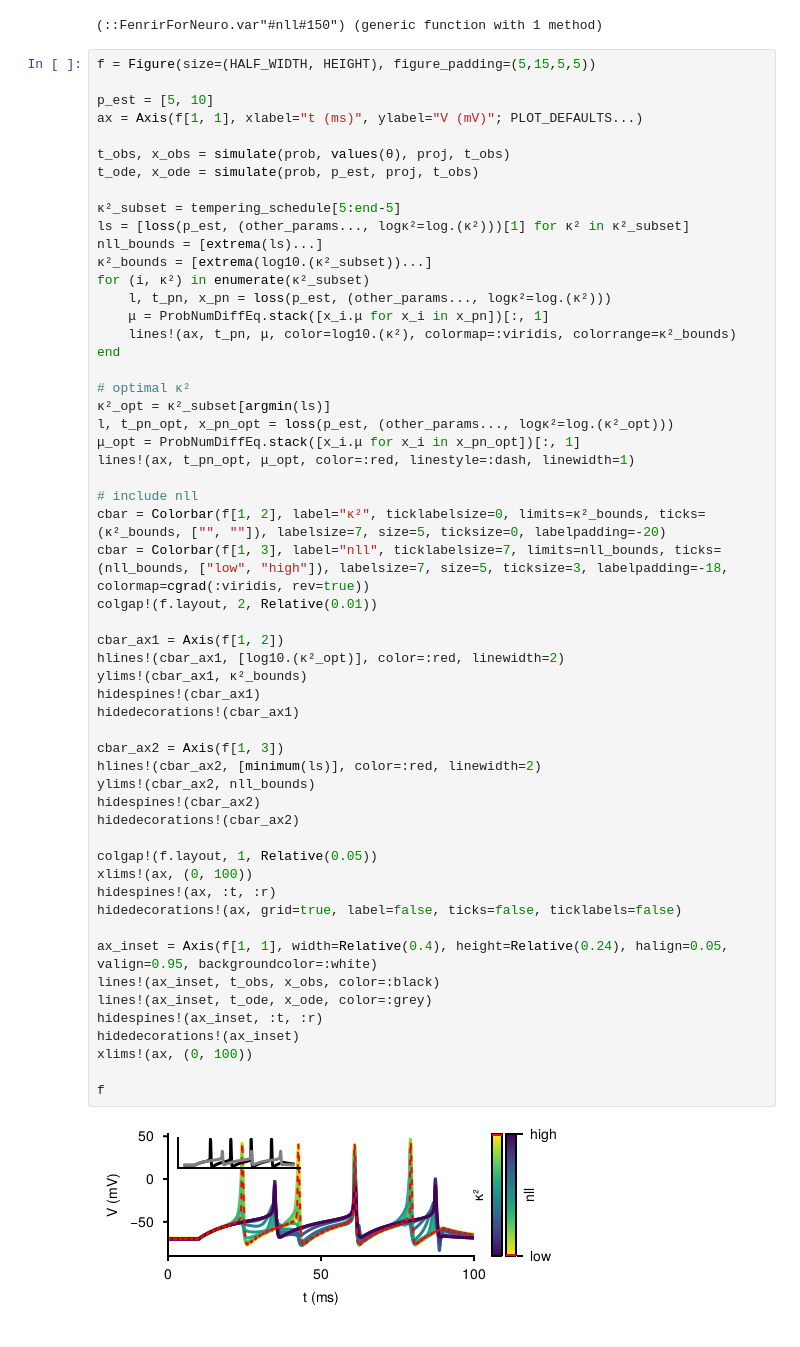
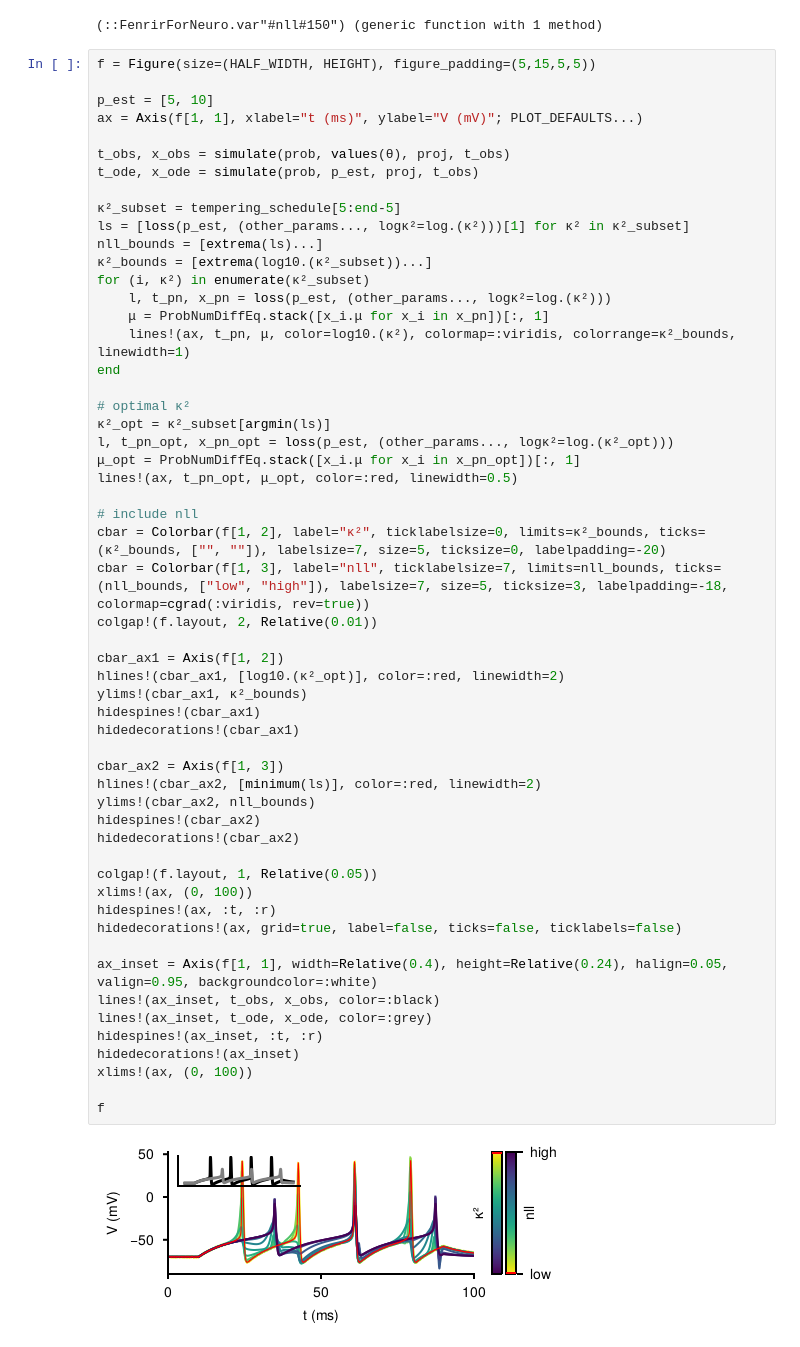
Before and after one commit to berenslab/DiffusionTempering, a Jupyter notebook: notebooks/figure2.ipynb, the cells around one changed output. Saved outputs shown, nothing was run; the diff lists cells and outputs as text.

```diff
--- a/notebooks/figure2.ipynb
+++ b/notebooks/figure2.ipynb
@@ -96,47 +96,47 @@ nll_bounds = [extrema(ls)...]
 for (i, κ²) in enumerate(κ²_subset)
     l, t_pn, x_pn = loss(p_est, (other_params..., logκ²=log.(κ²)))
     μ = ProbNumDiffEq.stack([x_i.μ for x_i in x_pn])[:, 1]
-    lines!(ax, t_pn, μ, color=log10.(κ²), colormap=:viridis, colorrange=κ²_bounds)
+    lines!(ax, t_pn, μ, color=log10.(κ²), colormap=:viridis, colorrange=κ²_bounds, linewidth=1)
 end
 
 # optimal κ²
 κ²_opt = κ²_subset[argmin(ls)]
 l, t_pn_opt, x_pn_opt = loss(p_est, (other_params..., logκ²=log.(κ²_opt)))
 μ_opt = ProbNumDiffEq.stack([x_i.μ for x_i in x_pn_opt])[:, 1]
-lines!(ax, t_pn_opt, μ_opt, color=:red, linestyle=:dash, linewidth=1)
+lines!(ax, t_pn_opt, μ_opt, color=:red, linewidth=0.5)
 
 # include nll
 cbar = Colorbar(f[1, 2], label="κ²", ticklabelsize=0, limits=κ²_bounds, ticks=(κ²_bounds, ["", ""]), labelsize=7, size=5, ticksize=0, labelpadding=-20)
 cbar = Colorbar(f[1, 3], label="nll", ticklabelsize=7, limits=nll_bounds, ticks=(nll_bounds, ["low", "high"]), labelsize=7, size=5, ticksize=3, labelpadding=-18, colormap=cgrad(:viridis, rev=true))
 colgap!(f.layout, 2, Relative(0.01))
 
 cbar_ax1 = Axis(f[1, 2])
 hlines!(cbar_ax1, [log10.(κ²_opt)], color=:red, linewidth=2)
 ylims!(cbar_ax1, κ²_bounds)
 hidespines!(cbar_ax1)
 hidedecorations!(cbar_ax1)
 
 cbar_ax2 = Axis(f[1, 3])
 hlines!(cbar_ax2, [minimum(ls)], color=:red, linewidth=2)
 ylims!(cbar_ax2, nll_bounds)
 hidespines!(cbar_ax2)
 hidedecorations!(cbar_ax2)
 
 colgap!(f.layout, 1, Relative(0.05))
 xlims!(ax, (0, 100))
 hidespines!(ax, :t, :r)
 hidedecorations!(ax, grid=true, label=false, ticks=false, ticklabels=false)
 
 ax_inset = Axis(f[1, 1], width=Relative(0.4), height=Relative(0.24), halign=0.05, valign=0.95, backgroundcolor=:white)
 lines!(ax_inset, t_obs, x_obs, color=:black)
 lines!(ax_inset, t_ode, x_ode, color=:grey)
 hidespines!(ax_inset, :t, :r)
 hidedecorations!(ax_inset)
 xlims!(ax, (0, 100))
 
 f
 # %% [output]
-[figure, old version]
+[figure, new version]
 # %%
 save(joinpath(FIGURES_PATH, "figure2.pdf"), f, overwrite=true)
 # %% [output]
```
Also changed, not shown: parts of 1 cell of this notebook.
